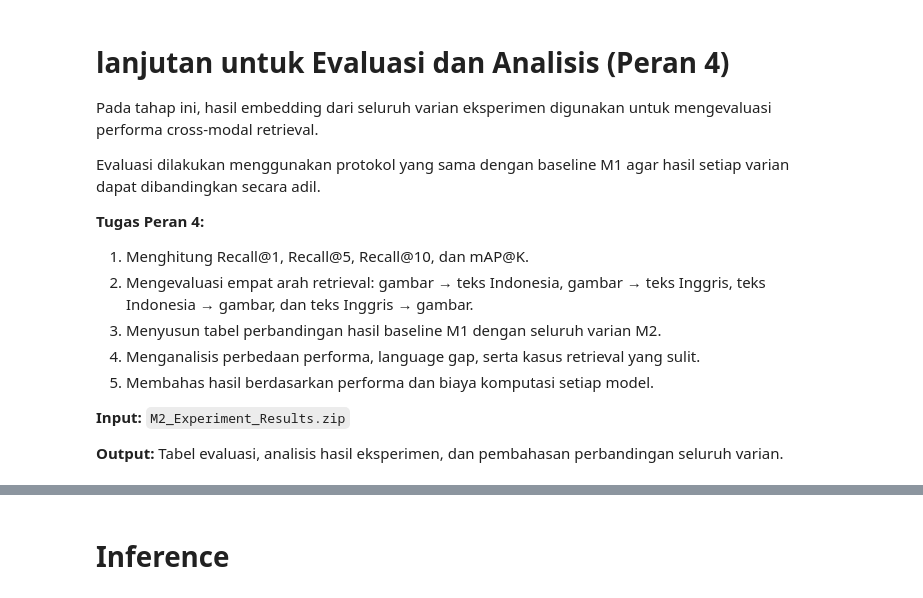
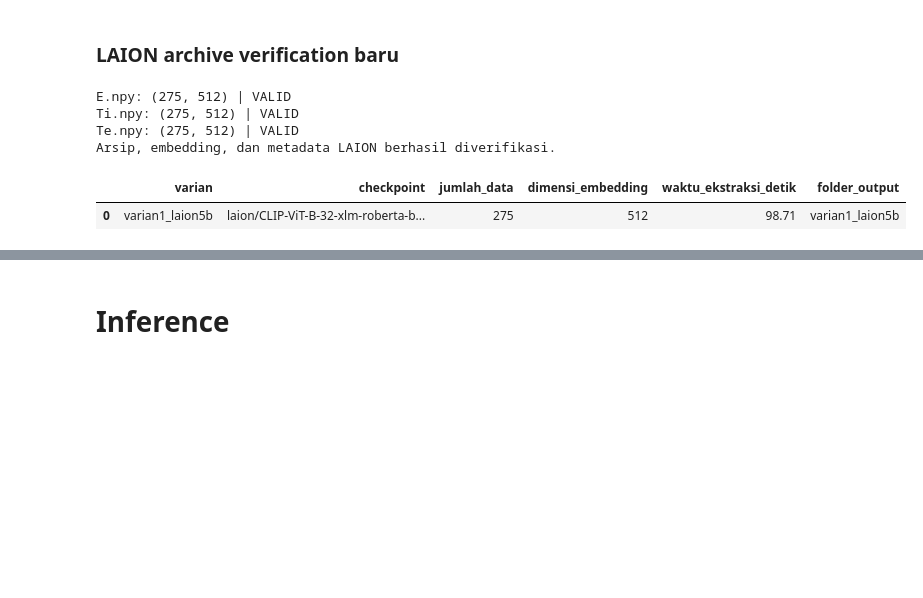
Before and after one commit to GeorgeHaansraj/Proyek-Akhir-PMM-Sigma, a Jupyter notebook: M3/experiment.ipynb, the cells around one changed output, grey strips where cells are left out. Drawn from its saved outputs; the diff is of its cells as text; code cells hidden in the pictures; blank space fills up the shorter version.

```diff
--- a/M3/experiment.ipynb
+++ b/M3/experiment.ipynb
@@ -637,18 +993,54 @@ with zipfile.ZipFile(ZIP_PATH, "r") as z:
-# %% [markdown]
-
-# lanjutan untuk Evaluasi dan Analisis (Peran 4)
-
-Pada tahap ini, hasil embedding dari seluruh varian eksperimen digunakan untuk mengevaluasi performa cross-modal retrieval.
-
-Evaluasi dilakukan menggunakan protokol yang sama dengan baseline M1 agar hasil setiap varian dapat dibandingkan secara adil.
-
-**Tugas Peran 4:**
-1. Menghitung Recall@1, Recall@5, Recall@10, dan mAP@K.
-2. Mengevaluasi empat arah retrieval: gambar → teks Indonesia, gambar → teks Inggris, teks Indonesia → gambar, dan teks Inggris → gambar.
-3. Menyusun tabel perbandingan hasil baseline M1 dengan seluruh varian M2.
-4. Menganalisis perbedaan performa, language gap, serta kasus retrieval yang sulit.
-5. Membahas hasil berdasarkan performa dan biaya komputasi setiap model.
-
-**Input:** `M2_Experiment_Results.zip`
-
-**Output:** Tabel evaluasi, analisis hasil eksperimen, dan pembahasan perbandingan seluruh varian.
+# %% [markdown]
+### LAION archive verification baru
+# %%
+# ============================================================
+# [REVISI 2026-11-25] VERIFIKASI ARSIP LAION-ONLY
+# ============================================================
+
+if "ZIP_PATH" not in globals() or not os.path.exists(ZIP_PATH):
+    ZIP_PATH = EXPORT_DIR_LAION + ".zip"
+
+with zipfile.ZipFile(ZIP_PATH, "r") as z:
+    assert z.testzip() is None, "Arsip ZIP rusak."
+    names = set(z.namelist())
+
+    required_files = [
+        f"{LAION_VARIANT_KEY}/E.npy",
+        f"{LAION_VARIANT_KEY}/Ti.npy",
+        f"{LAION_VARIANT_KEY}/Te.npy",
+        f"{LAION_VARIANT_KEY}/metadata.json",
+        "experiment_summary.csv"
+    ]
+    missing = [name for name in required_files if name not in names]
+    assert not missing, f"File berikut tidak ditemukan di ZIP: {missing}"
+
+    metadata = json.loads(z.read(f"{LAION_VARIANT_KEY}/metadata.json"))
+    expected_n = len(image_ids)
+    expected_dim = int(metadata["embedding_dimension"])
+    assert metadata["num_samples"] == expected_n
+    assert len(metadata["image_ids_in_dataset_order"]) == expected_n
+
+    for file_name in ["E.npy", "Ti.npy", "Te.npy"]:
+        arr = np.load(BytesIO(z.read(f"{LAION_VARIANT_KEY}/{file_name}")))
+        assert arr.shape == (expected_n, expected_dim), (
+            f"Shape {file_name} tidak sesuai: {arr.shape}"
+        )
+        assert np.isfinite(arr).all(), f"{file_name} mengandung NaN/Inf."
+        assert np.allclose(np.linalg.norm(arr, axis=1), 1.0, atol=1e-3), (
+            f"{file_name} belum L2-normalized."
+        )
+        print(f"{file_name}: {arr.shape} | VALID")
+
+    summary_check = pd.read_csv(BytesIO(z.read("experiment_summary.csv")))
+    assert len(summary_check) == 1
+    assert summary_check.iloc[0]["varian"] == LAION_VARIANT_KEY
+
+print("Arsip, embedding, dan metadata LAION berhasil diverifikasi.")
+display(summary_check)
+# %% [output]
+E.npy: (275, 512) | VALID
+Ti.npy: (275, 512) | VALID
+Te.npy: (275, 512) | VALID
+Arsip, embedding, dan metadata LAION berhasil diverifikasi.
+|  | varian | checkpoint | jumlah_data | dimensi_embedding | waktu_ekstraksi_detik | folder_output |
+| 0 | varian1_laion5b | laion/CLIP-ViT-B-32-xlm-roberta-b... | 275 | 512 | 98.71 | varian1_laion5b |
```
Also changed, not shown: parts of 47 cells of this notebook, 1 other file.
